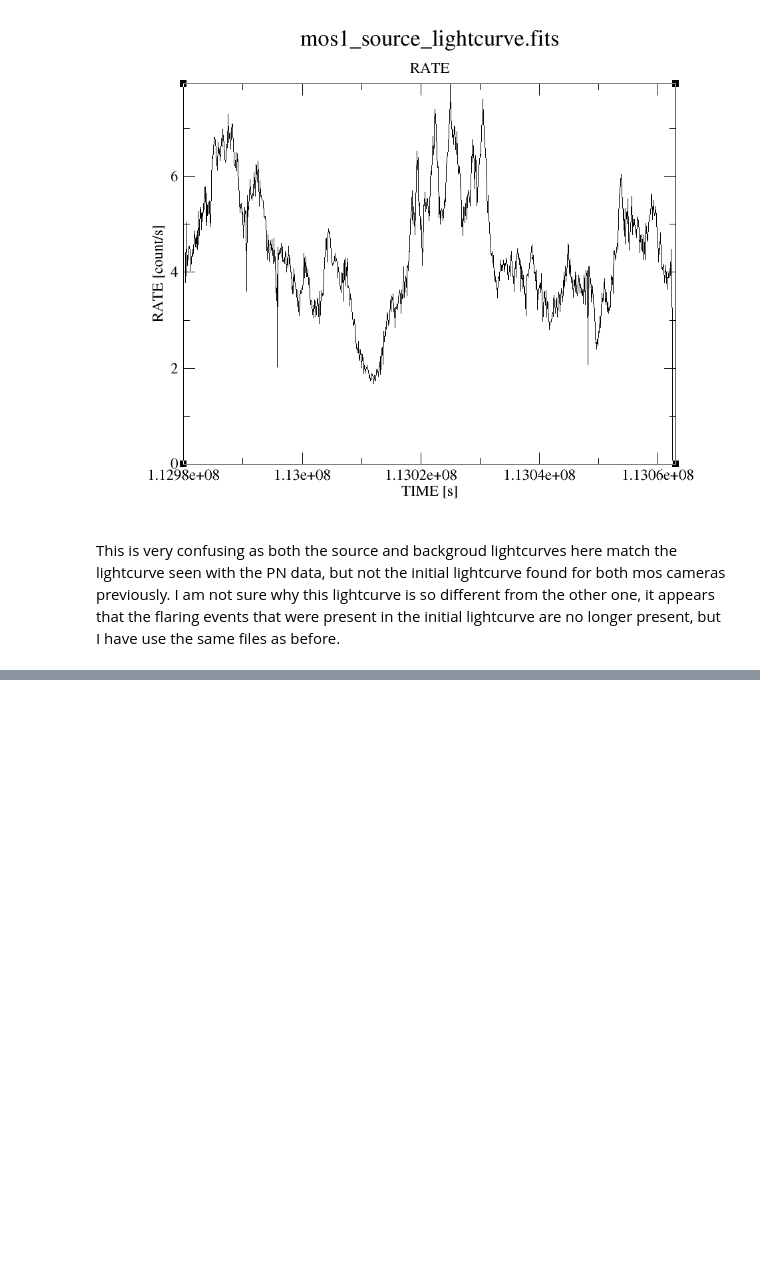
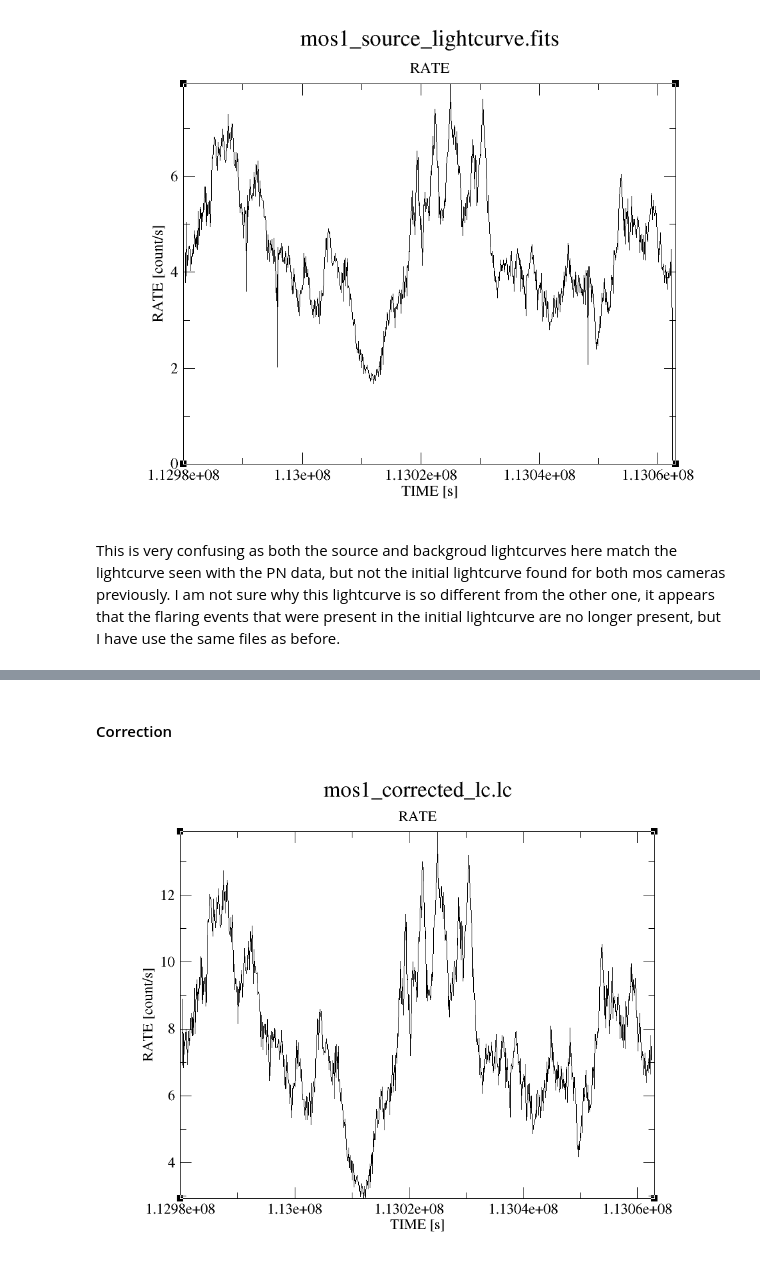
Before and after one commit to J-A-Marshall/XMM-Analysis-Logbook, a Jupyter notebook: myjupbook/src/_build/jupyter_execute/MOS data.ipynb, the cells around one changed output, grey strips where cells are left out. Drawn from its saved outputs; the diff is of its cells as text; code cells hidden in the pictures; blank space fills up the shorter version.

```diff
--- a/myjupbook/src/_build/jupyter_execute/MOS data.ipynb
+++ b/myjupbook/src/_build/jupyter_execute/MOS data.ipynb
@@ -555,0 +570,2 @@ This is very confusing as both the source and backgroud lightcurves here match t
+# %% [markdown]
+#### Correction
@@ -555,0 +576,4 @@ This is very confusing as both the source and backgroud lightcurves here match t
+# %%
+Image(filename="Figures/mos1_corrected_lc.png")
+# %% [output]
+[figure, added]
```
Also changed, not shown: parts of 12 cells of this notebook, 22 other files.
